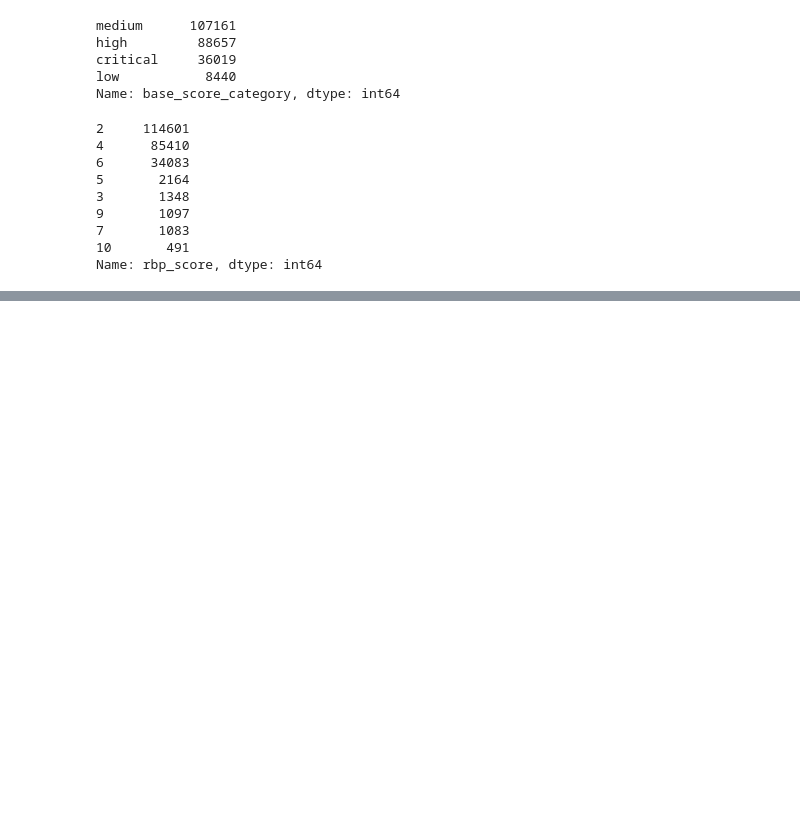
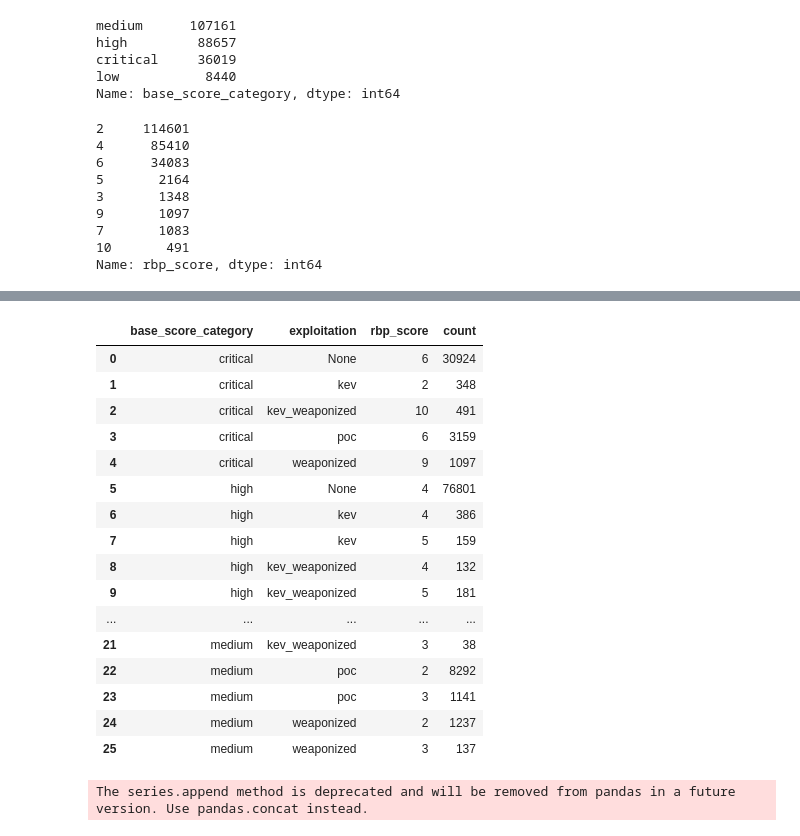
Before and after one commit to RiskBasedPrioritization/RiskBasedPrioritizationAnalysis, a Jupyter notebook: analysis/cvss-bt.ipynb, the cells around one changed output, grey strips where cells are left out. Drawn from its saved outputs; the diff is of its cells as text; code cells hidden in the pictures; blank space fills up the shorter version.

Commit message:
cvss sankey pre-refactor

```diff
--- a/analysis/cvss-bt.ipynb
+++ b/analysis/cvss-bt.ipynb
@@ -216,6 +216,28 @@ low           8440
 Name: base_score_category, dtype: int64
 # %%
 #TODO add EPSS
+
+df['weaponized'] = (df['metasploit'] | df['nuclei'])
+df['kev'] = (df['cisa_kev'] | df['vulncheck_kev'])
+df['poc'] = (df['poc_github'] | df['exploitdb'])
+
+# Define a function to map values based on conditions
+def map_exploitation(row):
+    if row['kev'] and row['weaponized']:
+        return 'kev_weaponized'
+    elif row['kev']:
+        return 'kev'
+    elif row['weaponized']:
+        return 'weaponized'
+    elif row['poc']:
+        return 'poc'
+    else:
+        return 'None'
+
+# Apply the function to create the 'exploitation' column
+df['exploitation'] = df.apply(map_exploitation, axis=1)
+df['exploitation'].value_counts()
+
 def rbp_score(row):
     base_score_category = row['base_score_category']
     metasploit = row['metasploit']
@@ -303,0 +381,51 @@ fig.show()
+# %%
+# Aggregate data to get counts for each combination
+sankey_data = df.groupby(['base_score_category', 'exploitation', 'rbp_score']).size().reset_index(name='count')
+# %%
+sankey_data
+# %% [output]
+|  | base_score_category | exploitation | rbp_score | count |
+| 0 | critical | None | 6 | 30924 |
+| 1 | critical | kev | 2 | 348 |
+| 2 | critical | kev_weaponized | 10 | 491 |
+| 3 | critical | poc | 6 | 3159 |
+| 4 | critical | weaponized | 9 | 1097 |
+| 5 | high | None | 4 | 76801 |
+| 6 | high | kev | 4 | 386 |
+| 7 | high | kev | 5 | 159 |
+| 8 | high | kev_weaponized | 4 | 132 |
+| 9 | high | kev_weaponized | 5 | 181 |
+| ... | ... | ... | ... | ... |
+| 21 | medium | kev_weaponized | 3 | 38 |
+| 22 | medium | poc | 2 | 8292 |
+| 23 | medium | poc | 3 | 1141 |
+| 24 | medium | weaponized | 2 | 1237 |
+| 25 | medium | weaponized | 3 | 137 |
+# %%
+# Define source and target nodes
+sources = ['base_score_category'] * len(sankey_data)
+targets = ['exploitation'] * len(sankey_data)
+
+# Creating Sankey diagram
+fig = go.Figure(data=[go.Sankey(
+    node=dict(
+        pad=15,
+        thickness=20,
+        line=dict(color="black", width=0.5),
+        label=sankey_data['base_score_category'].append(sankey_data['exploitation']).unique(),
+        color=["blue"] * len(sankey_data['base_score_category'].unique()) + ["green"] * len(sankey_data['exploitation'].unique())
+    ),
+    link=dict(
+        source=pd.Categorical(sankey_data['base_score_category'], categories=sankey_data['base_score_category'].unique()).codes,
+        target=pd.Categorical(sankey_data['exploitation'], categories=sankey_data['exploitation'].unique()).codes + len(sankey_data['base_score_category'].unique()),
+        value=sankey_data['count']
+    )
+)])
+
+# Updating layout
+fig.update_layout(title_text="Sankey Diagram", font_size=10)
+
+# Show plot
+fig.show()
+# %% [output]
+The series.append method is deprecated and will be removed from pandas in a future version. Use pandas.concat instead.
```
Also changed, not shown: parts of 4 cells of this notebook.
